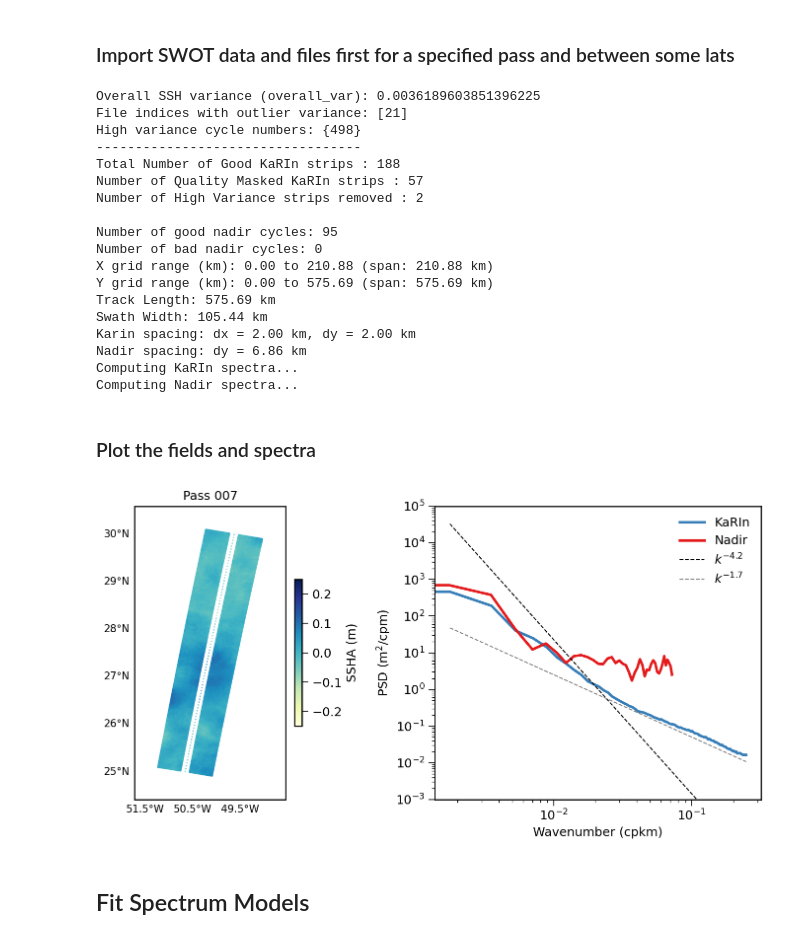
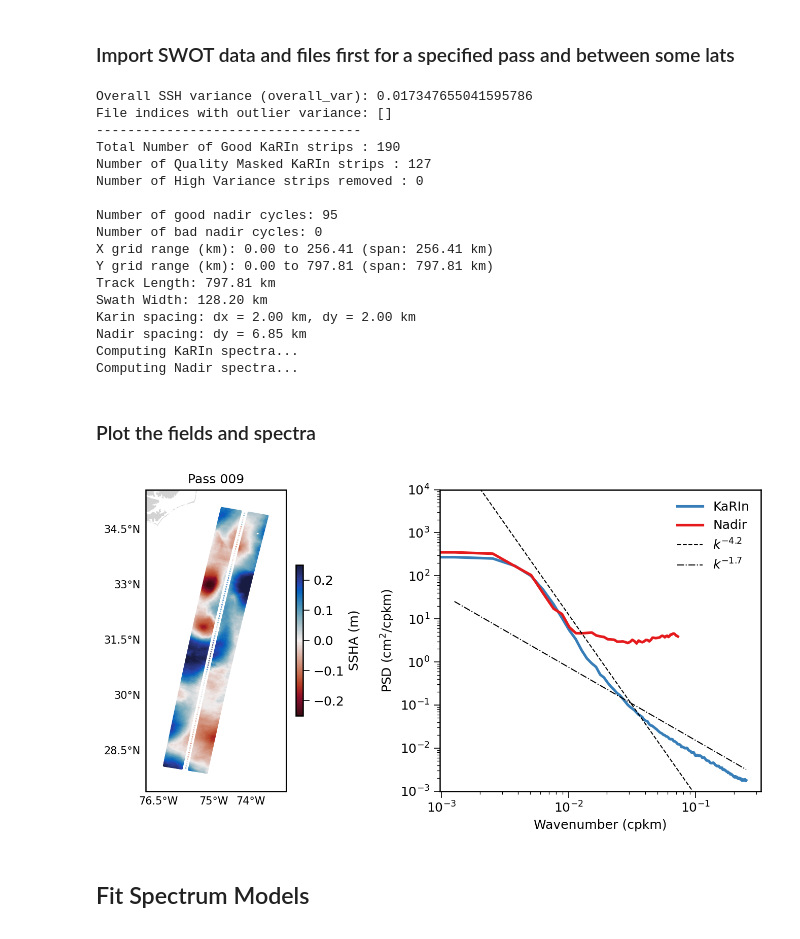
Before and after one commit to jwskinner/SWOT-balanced-extraction, a Jupyter notebook: Spectral_models_and_fields.ipynb, the cells around one changed output. Drawn from its saved outputs; the diff is of its cells as text; code cells hidden in the pictures.

```diff
--- a/Spectral_models_and_fields.ipynb
+++ b/Spectral_models_and_fields.ipynb
@@ -11,9 +11,9 @@ import numpy as np
 ### Import SWOT data and files first for a specified pass and between some lats
 # %%
 # Read in the SWOT data for this pass
-pass_num = 7
-lat_max = 30 #38 #38
-lat_min = 25 #28 #28
+pass_num = 9
+lat_max = 35 #38 #38
+lat_min = 28 #28 #28
 
 data_folder = '/expanse/lustre/projects/cit197/jskinner1/SWOT/CALVAL/' # where our data is stored
 
@@ -43,22 +43,21 @@ nadir.coordinates()
 karin.compute_spectra()
 nadir.compute_spectra()
 # %% [output]
-Overall SSH variance (overall_var): 0.0036189603851396225
-File indices with outlier variance: [21]
-High variance cycle numbers: {498}
+Overall SSH variance (overall_var): 0.017347655041595786
+File indices with outlier variance: []
 ----------------------------------
-Total Number of Good KaRIn strips : 188
-Number of Quality Masked KaRIn strips : 57
-Number of High Variance strips removed : 2
+Total Number of Good KaRIn strips : 190
+Number of Quality Masked KaRIn strips : 127
+Number of High Variance strips removed : 0
 
 Number of good nadir cycles: 95
 Number of bad nadir cycles: 0
-X grid range (km): 0.00 to 210.88 (span: 210.88 km)
-Y grid range (km): 0.00 to 575.69 (span: 575.69 km)
-Track Length: 575.69 km
-Swath Width: 105.44 km
+X grid range (km): 0.00 to 256.41 (span: 256.41 km)
+Y grid range (km): 0.00 to 797.81 (span: 797.81 km)
+Track Length: 797.81 km
+Swath Width: 128.20 km
 Karin spacing: dx = 2.00 km, dy = 2.00 km
-Nadir spacing: dy = 6.86 km
+Nadir spacing: dy = 6.85 km
 Computing KaRIn spectra...
 Computing Nadir spectra...
 # %% [markdown]
@@ -75,11 +74,11 @@ swot.set_plot_style()
 
 index = 2
 vmin, vmax = -0.25, 0.25
-ylims = (1e-3, 1e5)
-cmap = 'YlGnBu' #cmocean.cm.balance
+ylims = (1e-3, 1e4)
+cmap = 'cmo.balance_r' #cmocean.cm.balance
 
 fig = plt.figure(figsize=(10, 5), dpi=150)
-gs = GridSpec(1, 2, width_ratios=[1, 1.1], figure=fig)
+gs = GridSpec(1, 2, width_ratios=[1, 1.0], figure=fig)
 
 # ───── SWOT Map ─────
 
@@ -107,41 +106,41 @@ ax0.scatter(
 #ax0.coastlines()
 ax0.add_feature(cartopy.feature.LAND, facecolor='lightgrey', edgecolor='none', zorder=0)
 ax0.set_title(f'Pass {pass_num:03d}')
 gl0 = ax0.gridlines(draw_labels=True, linewidth=0.5, alpha=0.0)
 gl0.top_labels = gl0.right_labels = False
 cbar0 = fig.colorbar(sc0, ax=ax0, orientation='vertical', shrink=0.5, pad=0.03)
 cbar0.set_label("SSHA (m)")
 
 # ───── Power Spectrum ─────
 ax1 = fig.add_subplot(gs[0, 1])
 
-ax1.loglog(karin.wavenumbers * 1e3, karin.spec_alongtrack_av, label='KaRIn', linewidth=2.5)
-ax1.loglog(nadir.wavenumbers * 1e3, nadir.spec_alongtrack_av, label='Nadir', linewidth=2.5)
+ax1.loglog(karin.wavenumbers_cpkm, 100 * karin.spec_alongtrack_av, label='KaRIn', linewidth=2.5)
+ax1.loglog(nadir.wavenumbers_cpkm, 100 * nadir.spec_alongtrack_av, label='Nadir', linewidth=2.5)
 #ax1.loglog(karin.wavenumbers * 1e3, karin.spec_ssh, label='SWOT KaRIn SSH', linewidth=2.0)
 #ax1.loglog(karin.wavenumbers * 1e3, karin.spec_tmean, label='SWOT Time-mean', linewidth=2.0)
 #ax1.loglog(karin.wavenumbers * 1e3, karin.spec_tide, label='SWOT HRET', linewidth=2.0)
 
 # Reference slope lines (k^-5 and k^-2)
-k_ref = karin.wavenumbers*1e3  # range of wavenumbers (cpkm)
-C1 = 9e-8  # vertical placement for k^-5
-C2 = 1e-3  # vertical placement for k^-2
+k_ref = karin.wavenumbers_cpkm  # range of wavenumbers (cpkm)
+C1 = 5e-8  # vertical placement for k^-5
+C2 = 3e-4  # vertical placement for k^-2
 ax1.loglog(k_ref, C1 * k_ref**-4.2, 'k--', linewidth=1, label=r'$k^{-4.2}$')
-ax1.loglog(k_ref, C2 * k_ref**-1.7, 'gray', linestyle='--', linewidth=1, label=r'$k^{-1.7}$')
+ax1.loglog(k_ref, C2 * k_ref**-1.7, 'k', linestyle='-.', linewidth=1, label=r'$k^{-1.7}$')
 
 
 ax1.set_xlabel("Wavenumber (cpkm)")
-ax1.set_ylabel("PSD (m$^2$/cpm)")
+ax1.set_ylabel("PSD (cm$^2$/cpkm)")
 ax1.set_ylim(ylims)
 ax1.legend()
 #ax1.legend(loc='center left', bbox_to_anchor=(1.02, 0.5))
 #ax1.grid(True, which='both', linestyle='-', linewidth=0.5)
 #ax1.set_title("Power Spectra")
 
 plt.tight_layout()
 fig.savefig("swot_map_spectrum.pdf", bbox_inches='tight')
 plt.show()
 # %% [output]
-[figure, old version]
+[figure, new version]
 # %% [markdown]
 ## Fit Spectrum Models
 # %% [markdown]
```
Also changed, not shown: parts of 2 cells of this notebook, 7 other files.
